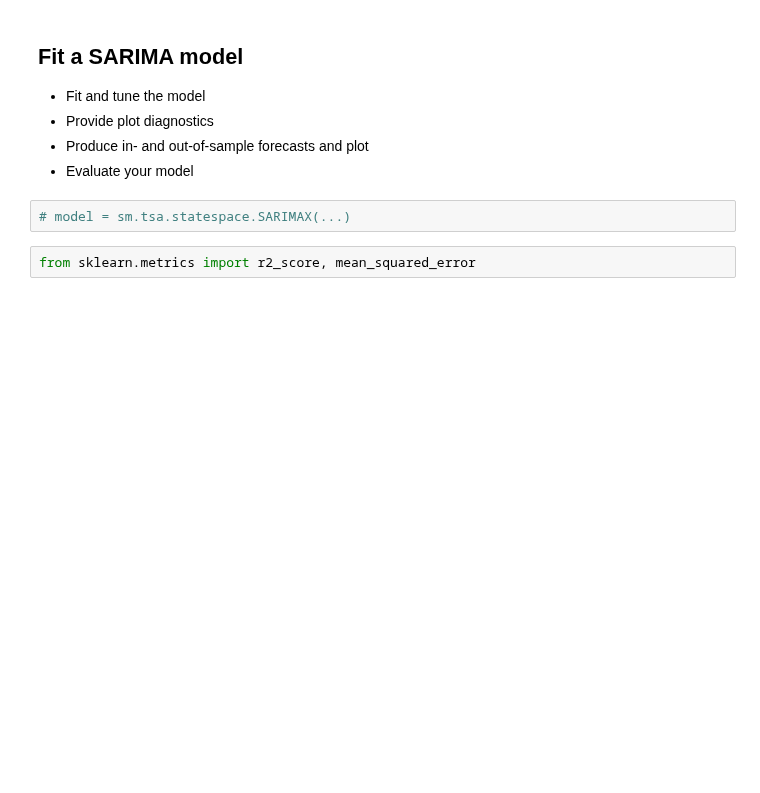
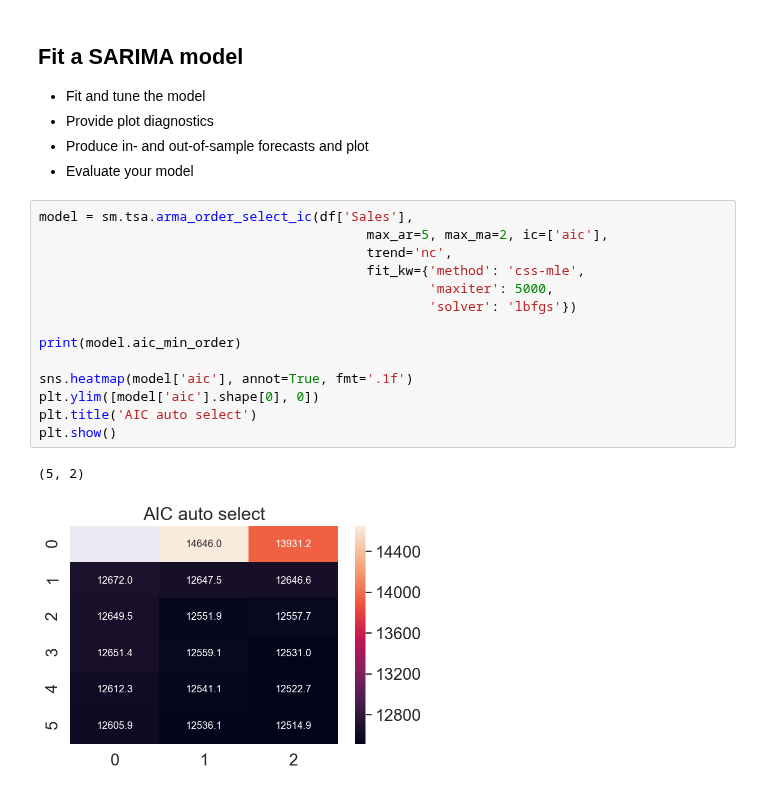
Before and after one commit to a3o1m2/DSI11-lessons, a Jupyter notebook: week09/day5_sarima_models/sarima-lab/sarima-rossmann-lab-starter-code.ipynb, the cells around one changed output. Drawn from its saved outputs; the diff is of its cells as text; blank space fills up the shorter version.

```diff
--- a/week09/day5_sarima_models/sarima-lab/sarima-rossmann-lab-starter-code.ipynb
+++ b/week09/day5_sarima_models/sarima-lab/sarima-rossmann-lab-starter-code.ipynb
@@ -82,7 +107,20 @@ def test_stationarity(timeseries,maxlag=None,regression='c',autolag='AIC'):
 - Provide plot diagnostics
 - Produce in- and out-of-sample forecasts and plot
 - Evaluate your model
-# %%
-# model = sm.tsa.statespace.SARIMAX(...)
-# %%
-from sklearn.metrics import r2_score, mean_squared_error
+# %%
+model = sm.tsa.arma_order_select_ic(df['Sales'],
+                                          max_ar=5, max_ma=2, ic=['aic'],
+                                          trend='nc',
+                                          fit_kw={'method': 'css-mle',
+                                                  'maxiter': 5000,
+                                                  'solver': 'lbfgs'})
+
+print(model.aic_min_order)
+
+sns.heatmap(model['aic'], annot=True, fmt='.1f')
+plt.ylim([model['aic'].shape[0], 0])
+plt.title('AIC auto select')
+plt.show()
+# %% [output]
+(5, 2)
+[figure, added]
```
Also changed, not shown: parts of 14 cells of this notebook, 3 other files.
